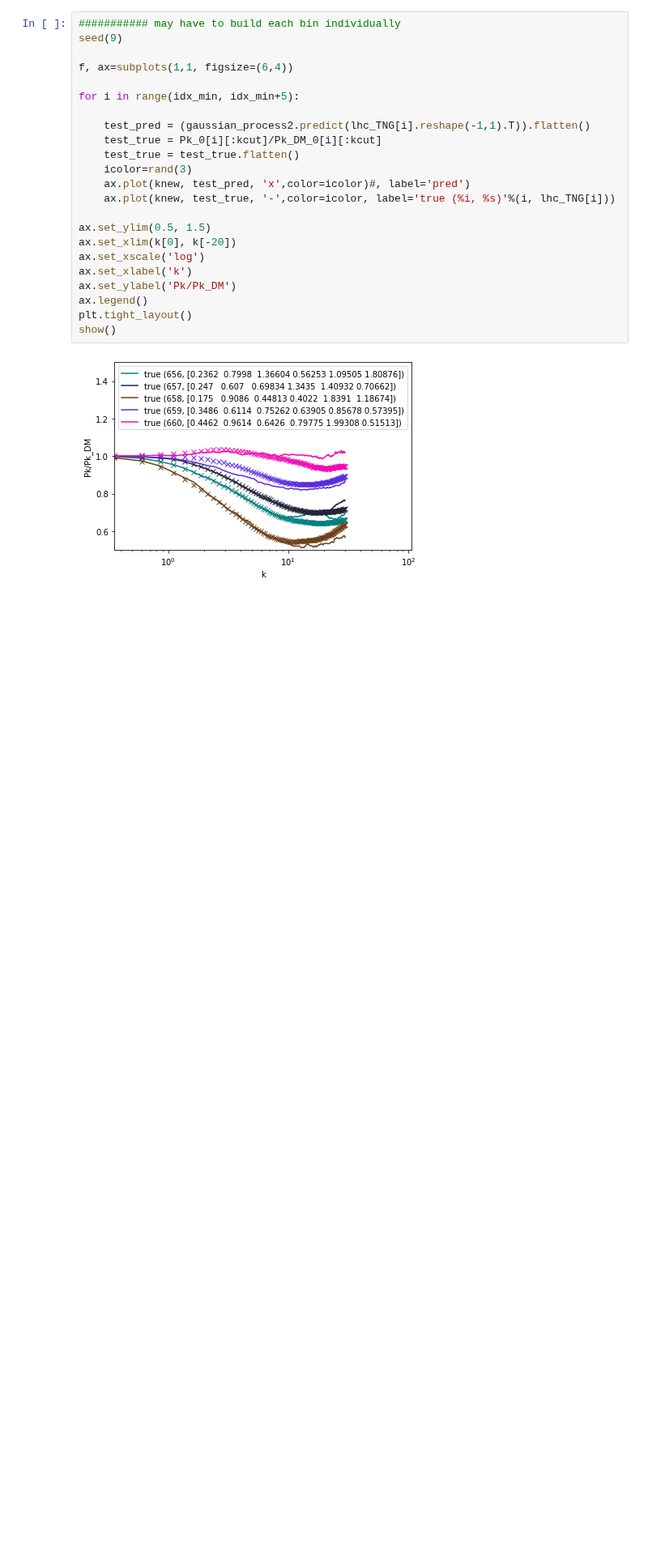
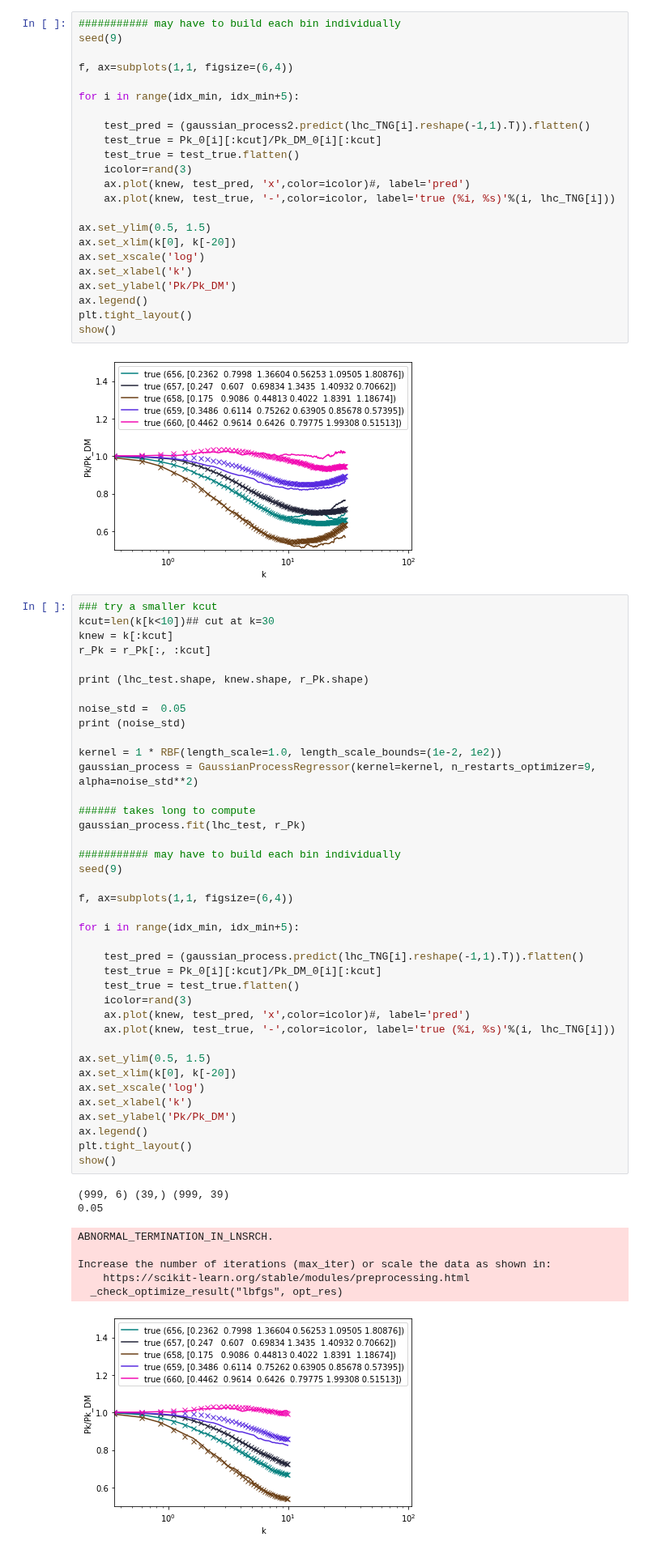
Before and after one commit to liuxx479/cosmo_dep_feedback, a Jupyter notebook: Pk_CAMELS.ipynb, the cells around one changed output. Shown at 81% size. Drawn from its saved outputs; the diff is of its cells as text; blank space fills up the shorter version.

Commit message:
a few more GP tests

```diff
--- a/Pk_CAMELS.ipynb
+++ b/Pk_CAMELS.ipynb
@@ -278,3 +278,51 @@ plt.tight_layout()
 show()
 # %% [output]
 [figure]
+# %%
+### try a smaller kcut
+kcut=len(k[k<10])## cut at k=30
+knew = k[:kcut]
+r_Pk = r_Pk[:, :kcut]
+
+print (lhc_test.shape, knew.shape, r_Pk.shape)
+
+noise_std =  0.05
+print (noise_std)
+
+kernel = 1 * RBF(length_scale=1.0, length_scale_bounds=(1e-2, 1e2))
+gaussian_process = GaussianProcessRegressor(kernel=kernel, n_restarts_optimizer=9, alpha=noise_std**2)
+
+###### takes long to compute
+gaussian_process.fit(lhc_test, r_Pk)
+
+########### may have to build each bin individually
+seed(9)
+
+f, ax=subplots(1,1, figsize=(6,4))
+
+for i in range(idx_min, idx_min+5):
+
+    test_pred = (gaussian_process.predict(lhc_TNG[i].reshape(-1,1).T)).flatten()
+    test_true = Pk_0[i][:kcut]/Pk_DM_0[i][:kcut]
+    test_true = test_true.flatten()
+    icolor=rand(3)
+    ax.plot(knew, test_pred, 'x',color=icolor)#, label='pred')
+    ax.plot(knew, test_true, '-',color=icolor, label='true (%i, %s)'%(i, lhc_TNG[i]))
+
+ax.set_ylim(0.5, 1.5)
+ax.set_xlim(k[0], k[-20])
+ax.set_xscale('log')
+ax.set_xlabel('k')
+ax.set_ylabel('Pk/Pk_DM')
+ax.legend()
+plt.tight_layout()
+show()
+# %% [output]
+(999, 6) (39,) (999, 39)
+0.05
+ABNORMAL_TERMINATION_IN_LNSRCH.
+
+Increase the number of iterations (max_iter) or scale the data as shown in:
+    https://scikit-learn.org/stable/modules/preprocessing.html
+  _check_optimize_result("lbfgs", opt_res)
+[figure, added]
```
Also changed, not shown: parts of 1 cell of this notebook.
